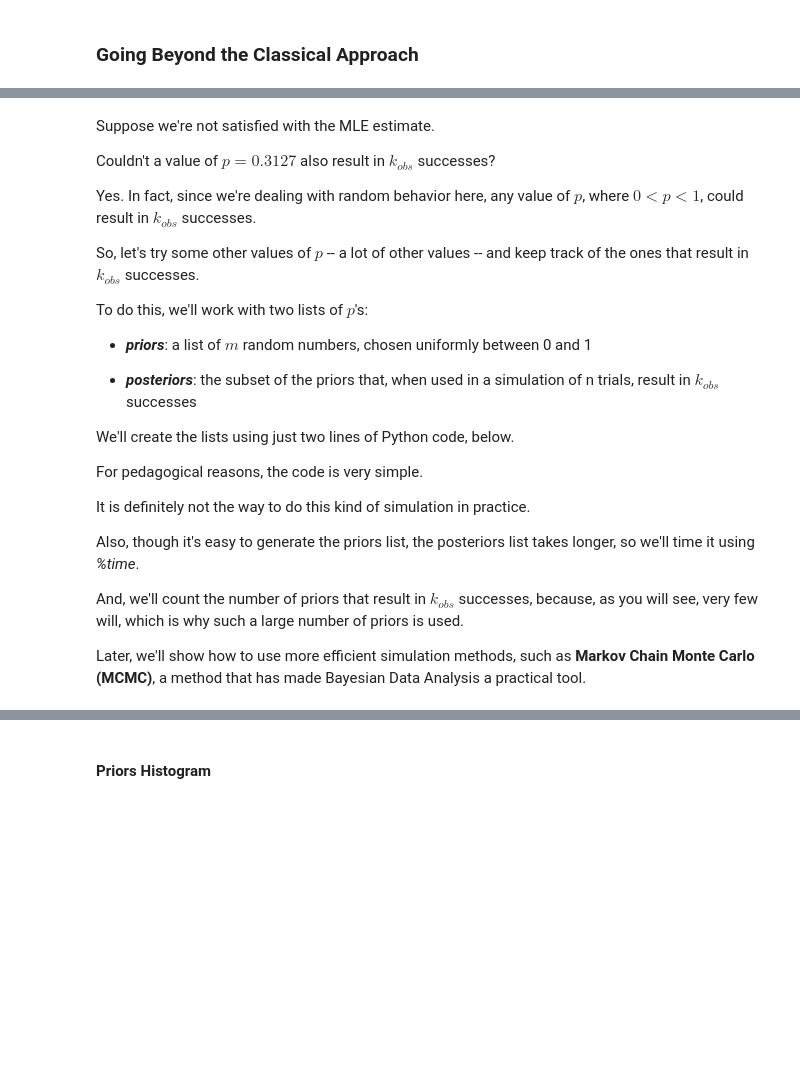
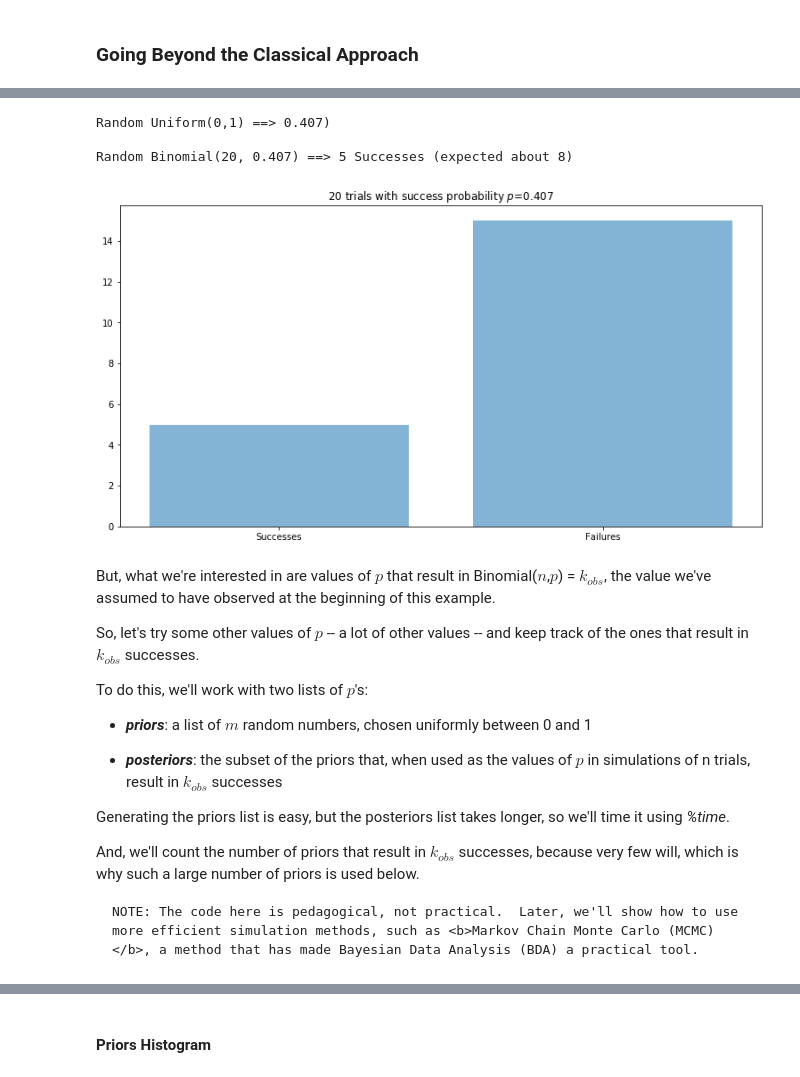
Before and after one commit to alreich/ipython-notebooks, a Jupyter notebook: Bayesian_Data_Analysis_v2.ipynb, the cells around one changed output, grey strips where cells are left out. Drawn from its saved outputs; the diff is of its cells as text; code cells hidden in the pictures; blank space fills up the shorter version.

```diff
--- a/Bayesian_Data_Analysis_v2.ipynb
+++ b/Bayesian_Data_Analysis_v2.ipynb
@@ -32,30 +42,38 @@ In <b>Frequentist</b> (or <b>Classical</b>) data analysis, this estimate is the
+# %%
+from scipy.stats import uniform, binom
+
+p = uniform.rvs()
+k = binom.rvs(n,p)
+result = [k, n-k]
+
+fig = plt.figure()
+ax = fig.add_axes([0,0,1,1])
+labels = ['Successes', 'Failures']
+ax.bar(labels, result, alpha=0.55)
+plt.title(f"{n} trials with success probability $p$={p:0.3f}")
+print(f"\nRandom Uniform(0,1) ==> {p:0.3f})")
+print(f"\nRandom Binomial({n}, {p:0.3f}) ==> {k} Successes (expected about {int(round(p*n))})")
+# %% [output]
+Random Uniform(0,1) ==> 0.407)
+
+Random Binomial(20, 0.407) ==> 5 Successes (expected about 8)
+[figure, added]
 # %% [markdown]
-Suppose we're not satisfied with the MLE estimate.
-
-Couldn't a value of $p=0.3127$ also result in $k_{obs}$ successes?
-
-Yes.  In fact, since we're dealing with random behavior here, any value of $p$, where $0 \lt p \lt 1$, could result in $k_{obs}$ successes.
+But, what we're interested in are values of $p$ that result in Binomial($n$,$p$) = $k_{obs}$, the value we've assumed to have observed at the beginning of this example.
 
 So, let's try some other values of $p$ -- a lot of other values -- and keep track of the ones that result in $k_{obs}$ successes.
-
 
 To do this, we'll work with two lists of $p$'s:
 
 * <b><i>priors</i></b>: a list of $m$ random numbers, chosen uniformly between 0 and 1
 
-* <b><i>posteriors</i></b>: the subset of the priors that, when used in a simulation of n trials, result in $k_{obs}$ successes
+* <b><i>posteriors</i></b>: the subset of the priors that, when used as the values of $p$ in simulations of n trials, result in $k_{obs}$ successes
 
-We'll create the lists using just two lines of Python code, below.
+Generating the priors list is easy, but the posteriors list takes longer, so we'll time it using <i>%time</i>.
 
-For pedagogical reasons, the code is very simple.
+And, we'll count the number of priors that result in $k_{obs}$ successes, because very few will, which is why such a large number of priors is used below.
 
-It is definitely not the way to do this kind of simulation in practice.
-
-Also, though it's easy to generate the priors list, the posteriors list takes longer, so we'll time it using <i>%time</i>.
-
-And, we'll count the number of priors that result in $k_{obs}$ successes, because, as you will see, very few will, which is why such a large number of priors is used.
-
-Later, we'll show how to use more efficient simulation methods, such as <b>Markov Chain Monte Carlo (MCMC)</b>, a method that has made Bayesian Data Analysis a practical tool.
+    NOTE: The code here is pedagogical, not practical.  Later, we'll show how to use more efficient simulation methods, such as <b>Markov Chain Monte Carlo (MCMC)</b>, a method that has made Bayesian Data Analysis (BDA) a practical tool.
 # %%
 from scipy.stats import uniform, binom
 
```
Also changed, not shown: parts of 31 cells of this notebook.
